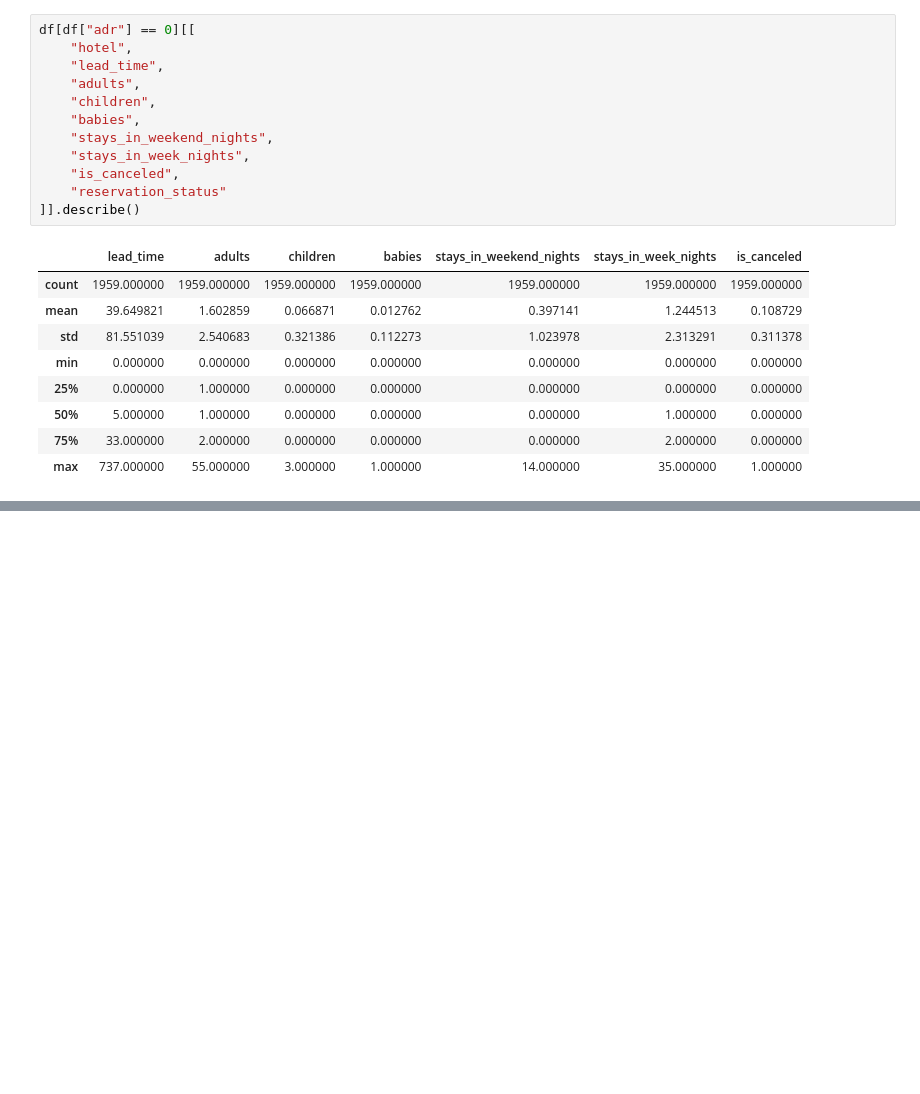
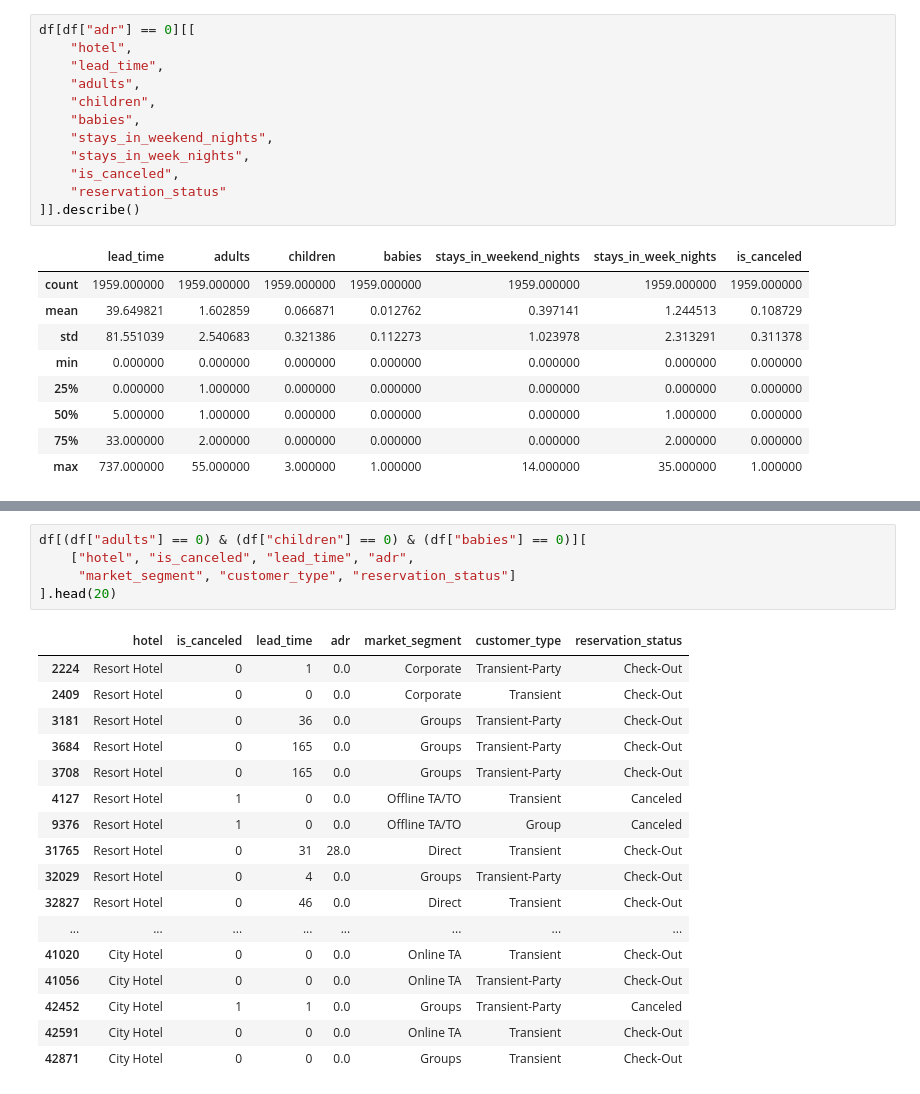
Before and after one commit to Kaevin-boi/Revenue-management-hotel, a Jupyter notebook: Notebooks/01_eda_revenue_management.ipynb, the cells around one changed output, grey strips where cells are left out. Drawn from its saved outputs; the diff is of its cells as text; blank space fills up the shorter version.

```diff
--- a/Notebooks/01_eda_revenue_management.ipynb
+++ b/Notebooks/01_eda_revenue_management.ipynb
@@ -230,0 +300,23 @@ df[df["adr"] == 0][[
+# %%
+df[(df["adults"] == 0) & (df["children"] == 0) & (df["babies"] == 0)][
+    ["hotel", "is_canceled", "lead_time", "adr",
+     "market_segment", "customer_type", "reservation_status"]
+].head(20)
+# %% [output]
+|  | hotel | is_canceled | lead_time | adr | market_segment | customer_type | reservation_status |
+| 2224 | Resort Hotel | 0 | 1 | 0.0 | Corporate | Transient-Party | Check-Out |
+| 2409 | Resort Hotel | 0 | 0 | 0.0 | Corporate | Transient | Check-Out |
+| 3181 | Resort Hotel | 0 | 36 | 0.0 | Groups | Transient-Party | Check-Out |
+| 3684 | Resort Hotel | 0 | 165 | 0.0 | Groups | Transient-Party | Check-Out |
+| 3708 | Resort Hotel | 0 | 165 | 0.0 | Groups | Transient-Party | Check-Out |
+| 4127 | Resort Hotel | 1 | 0 | 0.0 | Offline TA/TO | Transient | Canceled |
+| 9376 | Resort Hotel | 1 | 0 | 0.0 | Offline TA/TO | Group | Canceled |
+| 31765 | Resort Hotel | 0 | 31 | 28.0 | Direct | Transient | Check-Out |
+| 32029 | Resort Hotel | 0 | 4 | 0.0 | Groups | Transient-Party | Check-Out |
+| 32827 | Resort Hotel | 0 | 46 | 0.0 | Direct | Transient | Check-Out |
+| ... | ... | ... | ... | ... | ... | ... | ... |
+| 41020 | City Hotel | 0 | 0 | 0.0 | Online TA | Transient | Check-Out |
+| 41056 | City Hotel | 0 | 0 | 0.0 | Online TA | Transient-Party | Check-Out |
+| 42452 | City Hotel | 1 | 1 | 0.0 | Groups | Transient-Party | Canceled |
+| 42591 | City Hotel | 0 | 0 | 0.0 | Online TA | Transient | Check-Out |
+| 42871 | City Hotel | 0 | 0 | 0.0 | Groups | Transient | Check-Out |
```
Also changed, not shown: parts of 15 cells of this notebook.
